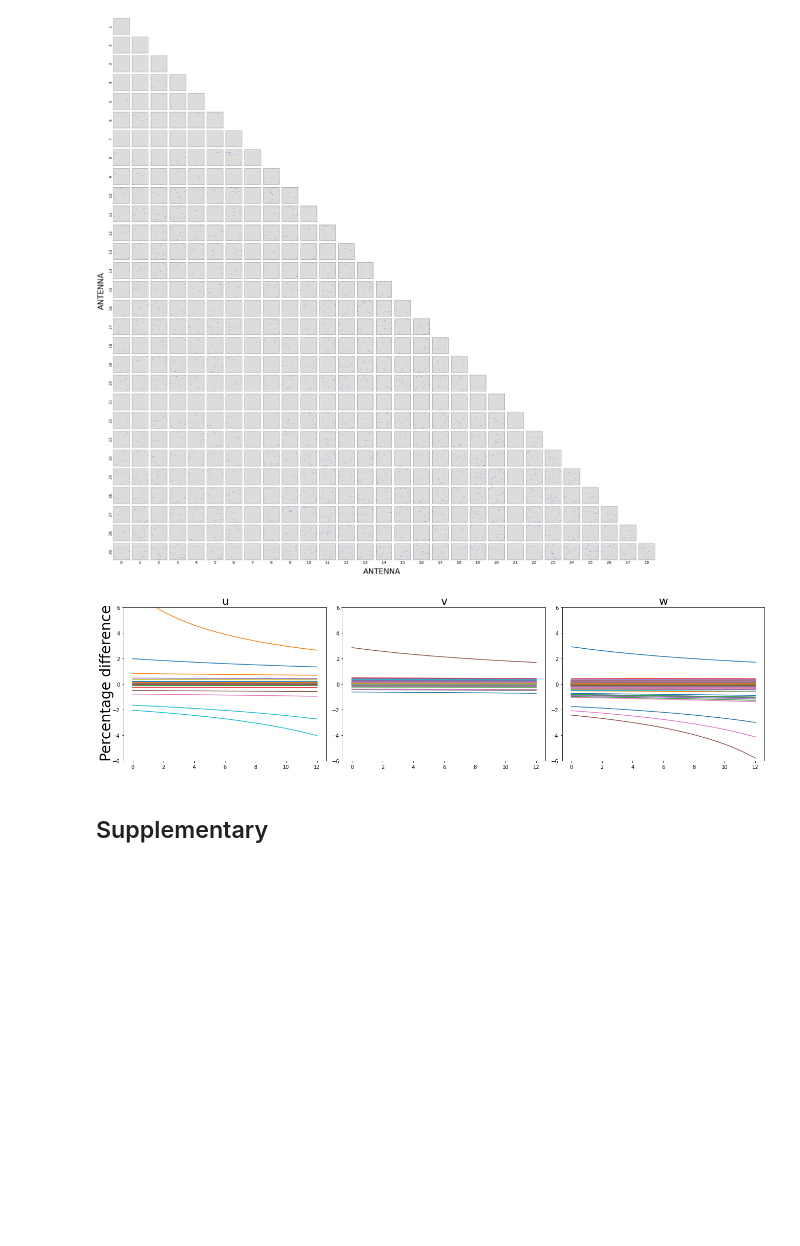
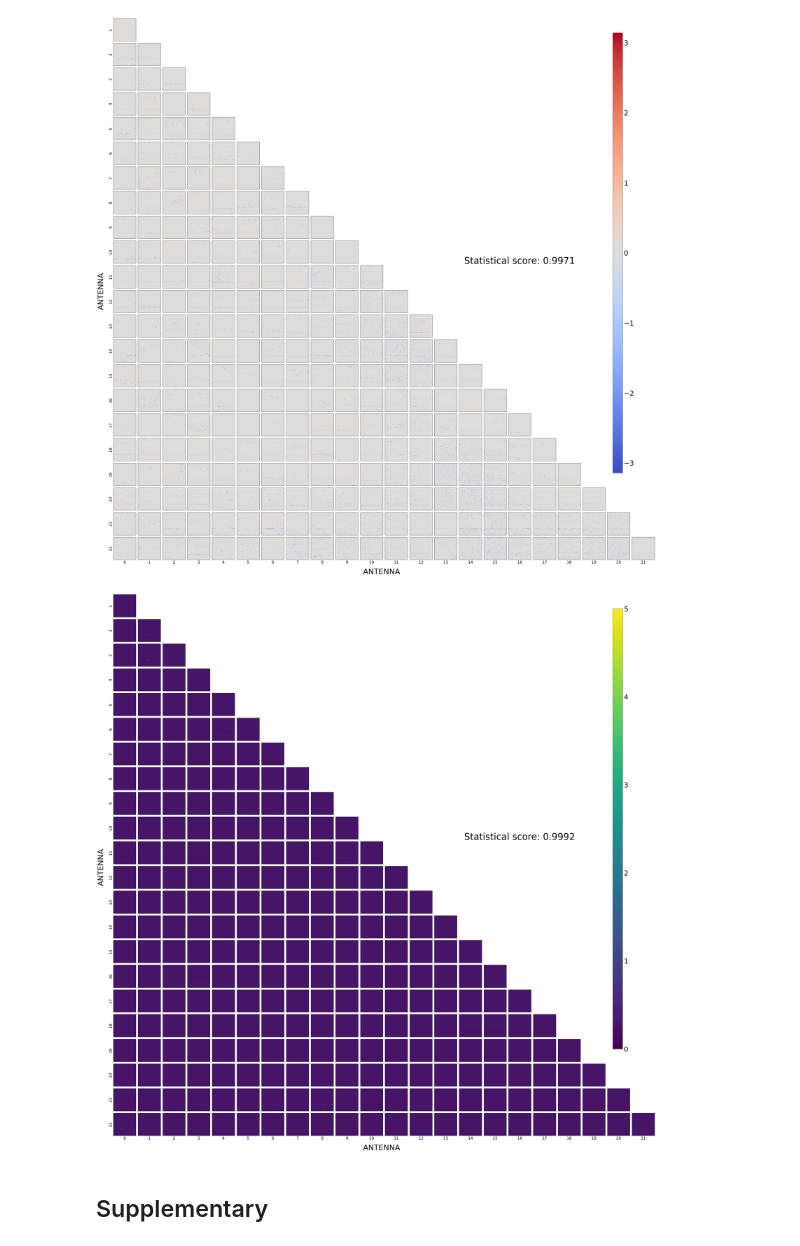
Before and after one commit to ywjlee/craco_sanitycheck, a Jupyter notebook: Craco_SanityCheck.ipynb, the cells around one changed output. Saved outputs shown, nothing was run; the diff lists cells and outputs as text; code cells hidden in the pictures; blank space fills up the shorter version.

```diff
--- a/Craco_SanityCheck.ipynb
+++ b/Craco_SanityCheck.ipynb
@@ -390,6 +390,7 @@ def find_ant_bl(bl, ant, zero_index=False):
 def overall_plot(nrows, ncols, cracodata, hwdata, nchan, parameter="Phase", v_min=0, v_max=5):
     fig, axs = plt.subplots(nrows, ncols, figsize=(40, 40))  # Adjust the figure size as needed
     assert (parameter == "Phase" or parameter == "Amplitude"), "Paramter should be 'Phase' or 'Amplitude'."
+    median_difference = []
     for i in range(nrows):
         for j in range(ncols):
             if i > j:
@@ -400,7 +401,8 @@ def overall_plot(nrows, ncols, cracodata, hwdata, nchan, parameter="Phase", v_mi
                 for k in range(nchan):
                     phase_diff.append(np.array(np.angle(cracodata[:,int(i*nrows+j-i*(i+1)/2),k])
                                                - np.angle(hwdata[:,overlap_hwbl[int(i*nrows+j-i*(i+1)/2)],k])))
-                axs[j,i].imshow(
+                median_difference.append(np.median(np.array(phase_diff)))
+                c = axs[j,i].imshow(
                     np.array(phase_diff), aspect="auto",
                     vmin=-np.pi, vmax=np.pi,
                     cmap="coolwarm"
@@ -410,7 +412,8 @@ def overall_plot(nrows, ncols, cracodata, hwdata, nchan, parameter="Phase", v_mi
                 for k in range(nchan):
                     amp_ratio.append(np.array(abs(cracodata[:,int(i*nrows+j-i*(i+1)/2),k])/
                                               abs(hwdata[:,overlap_hwbl[int(i*nrows+j-i*(i+1)/2)],k])))
-                axs[j,i].imshow(
+                median_difference.append(np.median(np.array(amp_ratio)))
+                c = axs[j,i].imshow(
                     np.array(amp_ratio), aspect="auto",
                     vmin=v_min, vmax=v_max,
                 )
@@ -420,9 +423,16 @@ def overall_plot(nrows, ncols, cracodata, hwdata, nchan, parameter="Phase", v_mi
                 axs[j,i].set_xlabel(i, fontsize=20)
             if i == 0:
                 axs[j,i].set_ylabel(j+1, fontsize=20)
+    statistical_score = 1-np.nanstd(median_difference)
     fig.text(0.5,-0.01,"ANTENNA", ha='center', va='center', fontsize=40)
     fig.text(-0.01,0.5,"ANTENNA", ha='center', va='center', rotation='vertical', fontsize=40)
+    cbar_ax = fig.add_axes([0.92, 0.17, 0.018, 0.8])
+    cbar = fig.colorbar(c, cax=cbar_ax)
+    cbar.ax.tick_params(labelsize=36)
+    fig.text(0.65,0.55,f'Statistical score: {statistical_score:.4f}',fontsize=48)
     fig.tight_layout()
+    figure_name = "/data/craco/craco/lee369/SB062513_" + parameter + ".png"
+    plt.savefig(figure_name)
     plt.show()
 
 def plot_one_baseline(antenna1, antenna2, cracodata, hwdata, nant, nchan):
@@ -441,12 +451,13 @@ def plot_one_baseline(antenna1, antenna2, cracodata, hwdata, nant, nchan):
     ax1 = fig.add_subplot(1, 2, 1)
     ax1.imshow(
         np.array(phase_diff), aspect="auto",
-        #vmin=-np.pi, vmax=np.pi,
+        vmin=-np.pi, vmax=np.pi,
         cmap="coolwarm"
     )
     ax2 = fig.add_subplot(1, 2, 2)
     ax2.imshow(
-        np.array(amp_ratio), aspect="auto"
+        np.array(amp_ratio), aspect="auto",
+        cmap="viridis"
     )
     ax1.set_title("Phase difference", fontsize=20)
     ax2.set_title("Amplitude Ratio", fontsize=20)
@@ -468,8 +479,8 @@ def uvw_plot(cracouvw, hwuvw, overlap_hwbl, limit=6, dimension=3):
     plt.show()
 # %%
 #The path to the ms file
-craco_tab_path = "./craco/54896/b00.uvw.ms/"
-hw_tab_path = "./hardware/54986/2023-11-27_051757_0.ms/"
+craco_tab_path = "/data/craco/craco/lee369/SB062513_b10.uvw.ms/"
+hw_tab_path = "/CRACO/DATA_00/craco/wan342/craco_develop/CRACO-251/data/SB062513/hw/2024-05-22_174304_10.ms/"
 
 cracodata, hwdata, cracouvw, hwuvw, central_freq, central_time, craco_bl, hw_bl, nant, nchan = load_measurement_sets(craco_tab_path, hw_tab_path)
 overlap_hwbl = find_hwbl_overlap(craco_bl, hw_bl)
@@ -519,15 +529,17 @@ Successful readonly open of default-locked concatenated tables ['./hardware/5498
 # %%
 #Plot the Phase difference between CRACO and hardware data
 overall_plot(nant, nant, cracodata, hwdata, nchan, "Phase")
 #Plot the Amplitude ratio between CRACO and hardware data
 overall_plot(nant, nant, cracodata, hwdata, nchan, "Amplitude")
+
 #Plot the percentage difference of uvw between CRACO and hardware data
-uvw_plot(cracouvw, hwuvw, overlap_hwbl)
+#uvw_plot(cracouvw, hwuvw, overlap_hwbl)
+
 #Plot the Phase difference and Amplitude ratio of a specific baseline by inputting ANTENNA1 and ANTENNA2
 #plot_one_baseline(10,12,cracodata,hwdata,nant,nchan)
 # %% [output]
-[figure, old version]
+[figure, new version]
-[figure, old version]
+[figure, new version]
 # %% [markdown]
 ## Supplementary
 # %%
```
Also changed, not shown: parts of 1 cell of this notebook, 1 other file.
